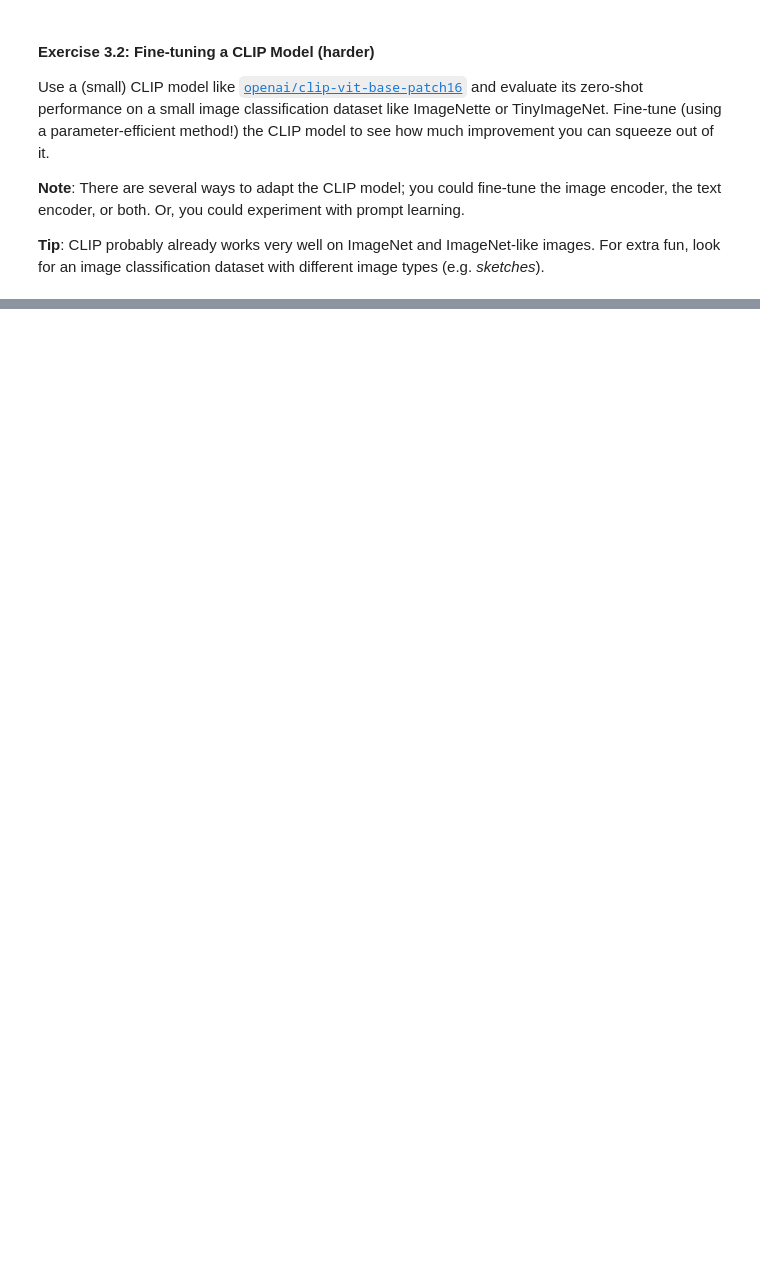
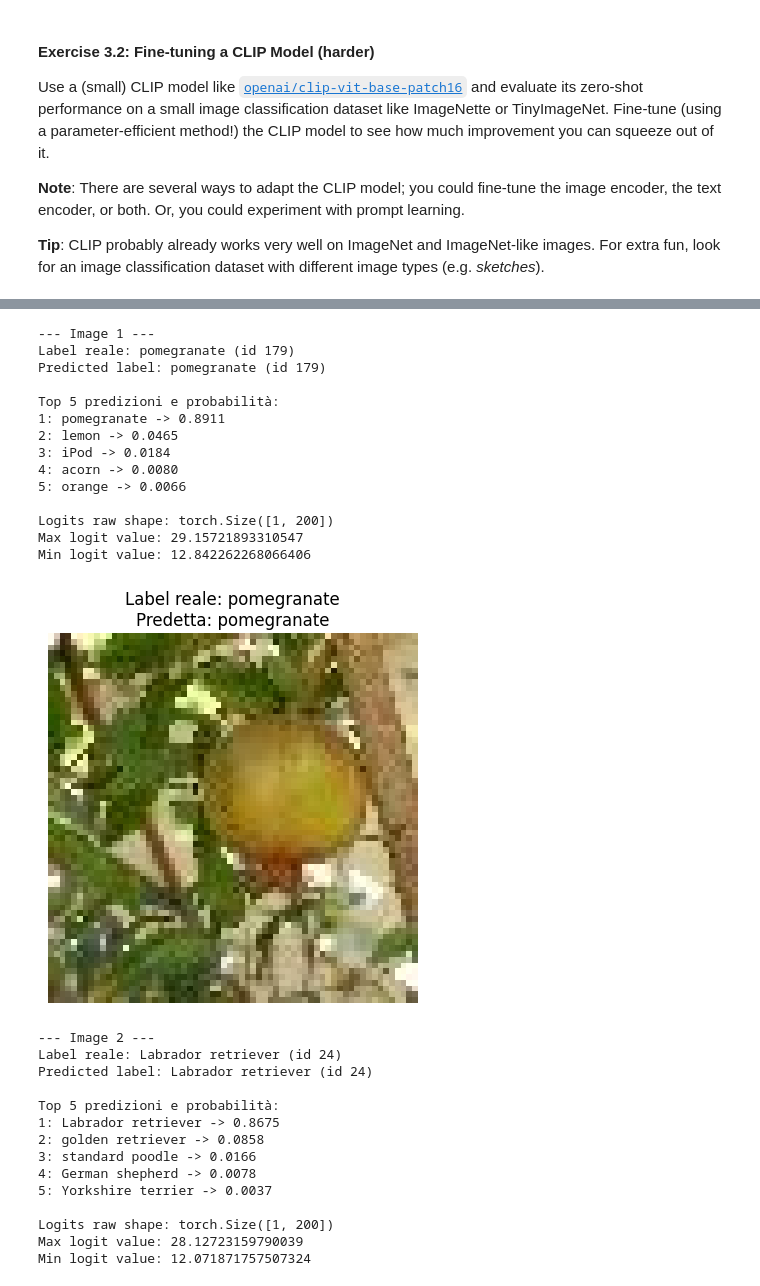
Before and after one commit to fbizza/deep-learning-applications, a Jupyter notebook: lab_3/lab_3.ipynb, the cells around one changed output, grey strips where cells are left out. Drawn from its saved outputs; the diff is of its cells as text; code cells hidden in the pictures; blank space fills up the shorter version.

```diff
--- a/lab_3/lab_3.ipynb
+++ b/lab_3/lab_3.ipynb
@@ -384,0 +378,3 @@ There are a *ton* of interesting and fun models on the HuggingFace hub. Pick one
+# %%
+class_labels = [idx_to_class_name[i] for i in range(len(idx_to_class_name))]
+text_inputs = processor(text=class_labels, return_tensors="pt", padding=True).to(device)
@@ -384,0 +407,70 @@ There are a *ton* of interesting and fun models on the HuggingFace hub. Pick one
+# %%
+class_labels = [idx_to_class_name[i] for i in range(len(idx_to_class_name))]
+prompts = [f"a photo of a {label}" for label in class_labels]
+text_inputs = processor(text=prompts, return_tensors="pt", padding=True).to(device)
+
+# -------------------------------
+# Zero-shot evaluation con print
+# -------------------------------
+for idx, item in enumerate(subset):
+    print(f"\n--- Image {idx+1} ---")
+    image_tensor = processor(images=item["image"], return_tensors="pt").to(device)
+
+    with torch.no_grad():
+        outputs = model(**image_tensor, **text_inputs)
+        logits_per_image = outputs.logits_per_image  # similarità immagine ↔ testo
+        probs = logits_per_image.softmax(dim=-1)    # probabilità normalizzate
+
+        # indice predetto
+        pred_idx = logits_per_image.argmax().item()
+
+    # stampa dinamiche interne
+    print(f"Label reale: {idx_to_class_name[item['label']]} (id {item['label']})")
+    print(f"Predicted label: {idx_to_class_name[pred_idx]} (id {pred_idx})")
+
+    # stampa top 5 probabilità
+    top5_probs, top5_idx = probs.topk(5)
+    print("\nTop 5 predizioni e probabilità:")
+    for i, (p, j) in enumerate(zip(top5_probs[0], top5_idx[0])):
+        print(f"{i+1}: {idx_to_class_name[j.item()]} -> {p.item():.4f}")
+
+    # confronto logit grezzo e embedding norm
+    print("\nLogits raw shape:", logits_per_image.shape)
+    print("Max logit value:", logits_per_image.max().item())
+    print("Min logit value:", logits_per_image.min().item())
+
+    # opzionale: mostra immagine
+    plt.imshow(item["image"])
+    plt.title(f"Label reale: {idx_to_class_name[item['label']]}\nPredetta: {idx_to_class_name[pred_idx]}")
+    plt.axis("off")
+    plt.show()
+# %% [output]
+--- Image 1 ---
+Label reale: pomegranate (id 179)
+Predicted label: pomegranate (id 179)
+
+Top 5 predizioni e probabilità:
+1: pomegranate -> 0.8911
+2: lemon -> 0.0465
+3: iPod -> 0.0184
+4: acorn -> 0.0080
+5: orange -> 0.0066
+
+Logits raw shape: torch.Size([1, 200])
+Max logit value: 29.15721893310547
+Min logit value: 12.842262268066406
+[figure, added]
+--- Image 2 ---
+Label reale: Labrador retriever (id 24)
+Predicted label: Labrador retriever (id 24)
+
+Top 5 predizioni e probabilità:
+1: Labrador retriever -> 0.8675
+2: golden retriever -> 0.0858
+3: standard poodle -> 0.0166
+4: German shepherd -> 0.0078
+5: Yorkshire terrier -> 0.0037
+
+Logits raw shape: torch.Size([1, 200])
+Max logit value: 28.12723159790039
+Min logit value: 12.071871757507324
```
Also changed, not shown: parts of 29 cells of this notebook.
